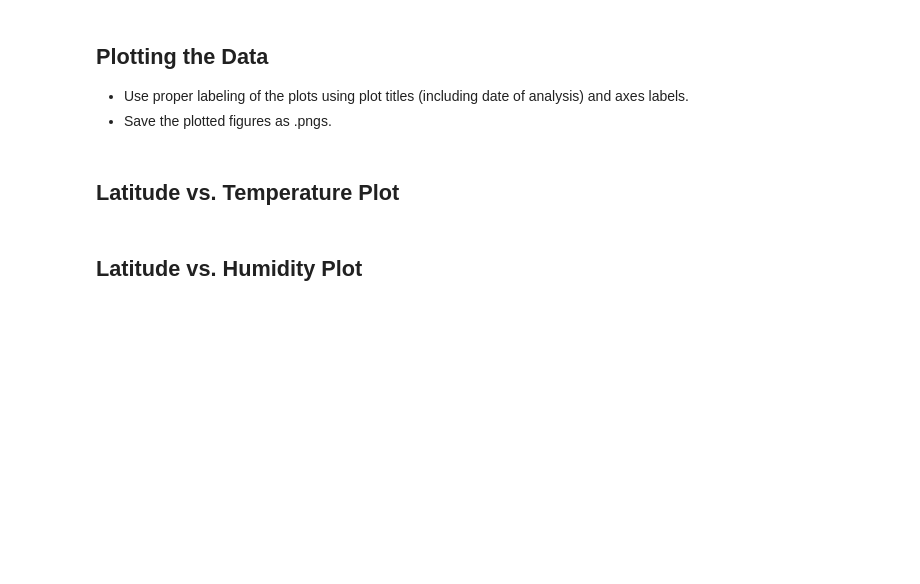
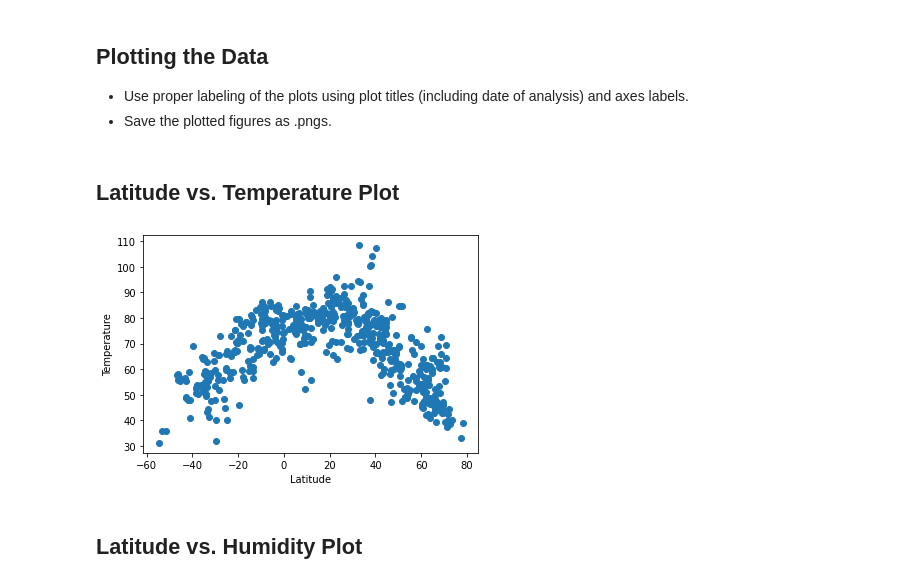
Before and after one commit to bsdutton/python-api-challenge, a Jupyter notebook: WeatherPy/WeatherPy-working.ipynb, the cells around one changed output. Cells and saved outputs as stored; diff of their text form; code cells hidden in the pictures; blank space fills up the shorter version.

Commit message:
added all plots for Weather

```diff
--- a/WeatherPy/WeatherPy-working.ipynb
+++ b/WeatherPy/WeatherPy-working.ipynb
@@ -453,2 +456,11 @@ over_humid
+# %%
+x_values = city_weather2['latitude']
+y_values = city_weather2['Max Temp']
+plt.scatter(x_values,y_values)
+plt.xlabel('Latitude')
+plt.ylabel('Temperature')
+plt.show()
+# %% [output]
+[figure, added]
 # %% [markdown]
 ## Latitude vs. Humidity Plot
```
Also changed, not shown: parts of 58 cells of this notebook, 17 other files.
